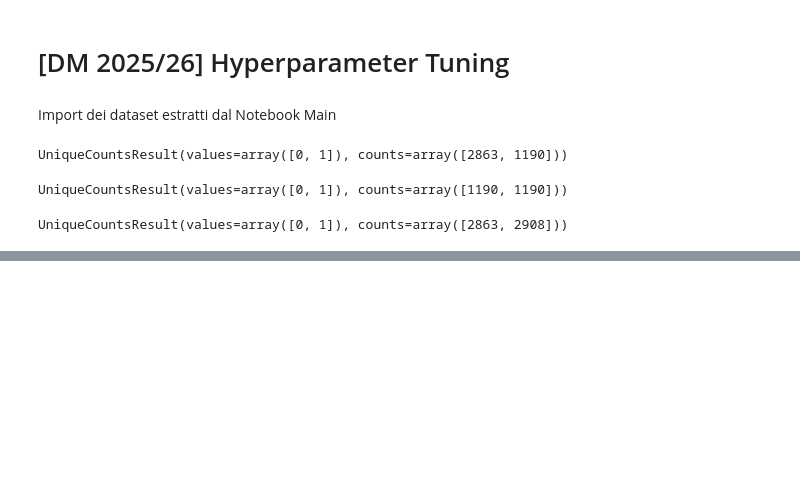
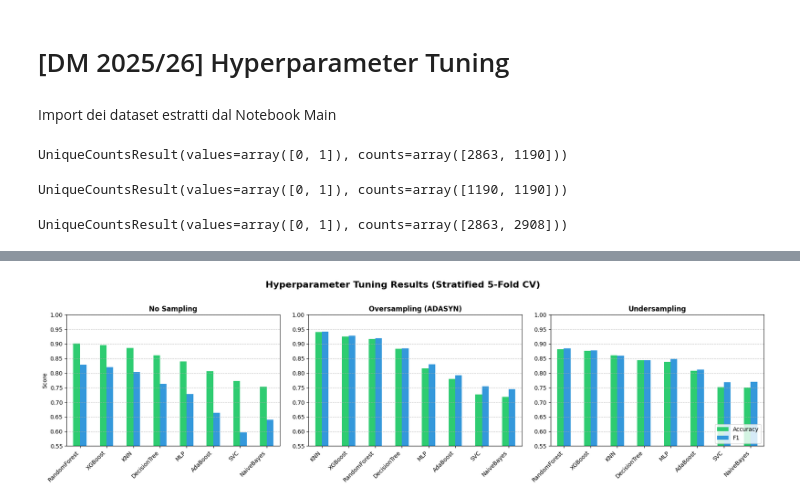
Before and after one commit to fcardia/phoneme_classification, a Jupyter notebook: hyperparameter_tuning.ipynb, the cells around one changed output, grey strips where cells are left out. Drawn from its saved outputs; the diff is of its cells as text; code cells hidden in the pictures; blank space fills up the shorter version.

Commit message:
add cross validation plots

```diff
--- a/hyperparameter_tuning.ipynb
+++ b/hyperparameter_tuning.ipynb
@@ -168,0 +150,45 @@ Hyperparameters for KNN selected!
+# %%
+with open("./tuned_hyperparameters.json", mode="r") as file:
+    hyperparameters = json.load(file)
+
+cv_results = []
+for strategy in hyperparameters.keys():
+    for model_name, model_data in hyperparameters[strategy].items():
+        cv_results.append({
+            'Model': model_name,
+            'Strategy': strategy,
+            'Accuracy': model_data['accuracy'],
+            'F1': model_data['f1']
+        })
+
+cv_df = pd.DataFrame(cv_results)
+# %%
+fig, axes = plt.subplots(1, 3, figsize=(18, 5))
+fig.suptitle('Hyperparameter Tuning Results (Stratified 5-Fold CV)', fontsize=16, fontweight='bold', y=1.02)
+
+strategies = ['none', 'over', 'under']
+strategy_titles = {'none': 'No Sampling', 'over': 'Oversampling (ADASYN)', 'under': 'Undersampling'}
+
+for idx, strategy in enumerate(strategies):
+    ax = axes[idx]
+
+    df_strategy = cv_df[cv_df["Strategy"] == strategy].copy()
+    df_strategy = df_strategy.set_index("Model")[["Accuracy", "F1"]]
+    df_strategy = df_strategy.sort_values("Accuracy", ascending=False)
+
+    df_strategy.plot.bar(ax=ax, color=['#2ecc71', '#3498db'], legend=False)
+
+    ax.set_title(strategy_titles[strategy], fontsize=12, fontweight='bold')
+    ax.set_xlabel('')
+    ax.set_ylabel('Score' if idx == 0 else '')
+    ax.set_xticklabels(ax.get_xticklabels(), rotation=45, ha='right')
+    ax.set_ylim(0.55, 1.0)
+    ax.grid(True, axis='y', linestyle='--', alpha=0.7)
+
+    if idx == 2:
+        ax.legend(['Accuracy', 'F1'], loc='lower right')
+
+plt.tight_layout()
+plt.show()
+# %% [output]
+[figure, added]
```
Also changed, not shown: parts of 2 cells of this notebook.
